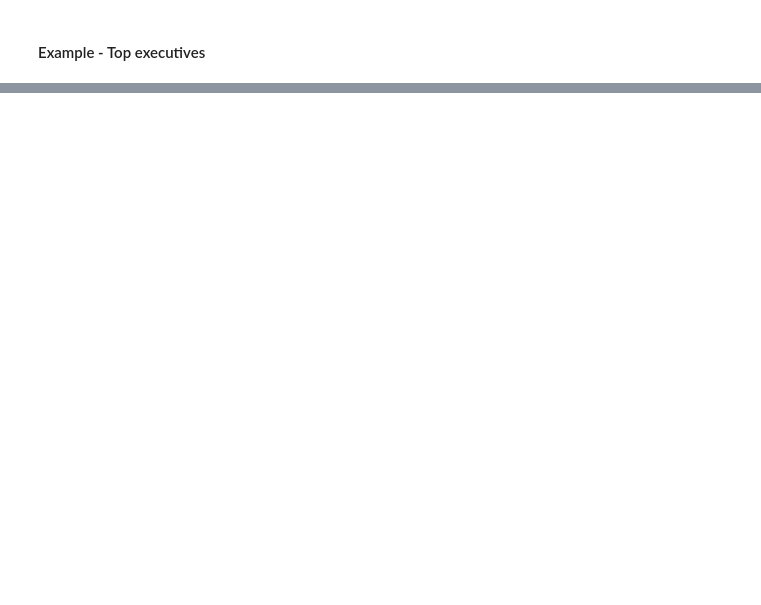
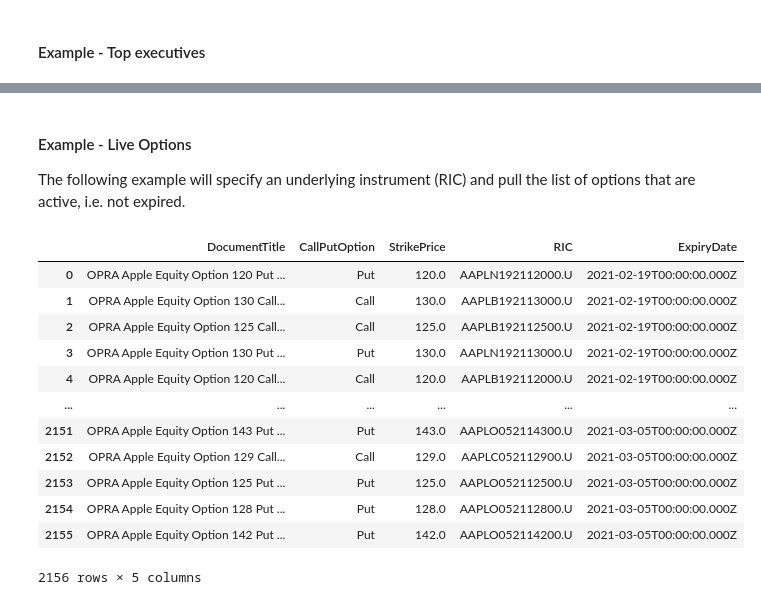
Before and after one commit to LSEG-API-Samples/Article.RDPLibrary.Python.Search, a Jupyter notebook: Search - Filter.ipynb, the cells around one changed output, grey strips where cells are left out. Drawn from its saved outputs; the diff is of its cells as text; code cells hidden in the pictures; blank space fills up the shorter version.

Commit message:
Added Option example.

```diff
--- a/Search - Filter.ipynb
+++ b/Search - Filter.ipynb
@@ -243,3 +243,39 @@ rdp.search(
 | 17 | Tencent Holdings Ltd | Huateng Ma | 0700.HK | Executive Chairman of the Board, ... | [Tencent Holdings Ltd, Tencent Te... |
 | 18 | Visa Inc | Al Francis Kelly | V | Chairman of the Board, Chief Exec... | [Visa Inc] |
 | 19 | Johnson & Johnson | Alex Gorsky | JNJ | Chairman of the Board, Chief Exec... | [Johnson & Johnson Services Inc, ... |
+# %% [markdown]
+#### Example - Live Options
+The following example will specify an underlying instrument (RIC) and pull the list of options that are active, i.e. not expired.
+# %%
+# Define our underlying
+underlying = "'AAPL.O'"
+
+# To search for our instrument, I'm utilizing the property: 'UnderlyingQuoteRIC'.  The property does not support an
+# exact match 'xeq', so we must use the partial match 'eq' to find all hits. Depending on the instrument you specify,
+# this may introduce additional hits.  For example, if you are using the underlying 'AAPL.O', search will also find a
+# hit on 'AAPL.OQ', for example. To protect against this, we can utilize a combination of the built-in functions,
+# 'startswith' and 'endwith' to perform our match.
+rdp.search(
+    view = rdp.SearchViews.EquityDerivativeQuotes,
+    filter = "AssetState eq 'AC' and \
+              startswith(UnderlyingQuoteRIC, " + underlying + ") and \
+              endswith(UnderlyingQuoteRIC," + underlying + ") and \
+              RCSAssetClass eq 'OPT' and IsChain eq false and \
+              ExpiryDate ge " + dt.datetime.today().strftime('%Y-%m-%d'),
+    select = "DocumentTitle, RIC, ExpiryDate, CallPutOption, StrikePrice",
+    top = 10000
+)
+# %% [output]
+|  | DocumentTitle | CallPutOption | StrikePrice | RIC | ExpiryDate |
+| 0 | OPRA Apple Equity Option 120 Put ... | Put | 120.0 | AAPLN192112000.U | 2021-02-19T00:00:00.000Z |
+| 1 | OPRA Apple Equity Option 130 Call... | Call | 130.0 | AAPLB192113000.U | 2021-02-19T00:00:00.000Z |
+| 2 | OPRA Apple Equity Option 125 Call... | Call | 125.0 | AAPLB192112500.U | 2021-02-19T00:00:00.000Z |
+| 3 | OPRA Apple Equity Option 130 Put ... | Put | 130.0 | AAPLN192113000.U | 2021-02-19T00:00:00.000Z |
+| 4 | OPRA Apple Equity Option 120 Call... | Call | 120.0 | AAPLB192112000.U | 2021-02-19T00:00:00.000Z |
+| ... | ... | ... | ... | ... | ... |
+| 2151 | OPRA Apple Equity Option 143 Put ... | Put | 143.0 | AAPLO052114300.U | 2021-03-05T00:00:00.000Z |
+| 2152 | OPRA Apple Equity Option 129 Call... | Call | 129.0 | AAPLC052112900.U | 2021-03-05T00:00:00.000Z |
+| 2153 | OPRA Apple Equity Option 125 Put ... | Put | 125.0 | AAPLO052112500.U | 2021-03-05T00:00:00.000Z |
+| 2154 | OPRA Apple Equity Option 128 Put ... | Put | 128.0 | AAPLO052112800.U | 2021-03-05T00:00:00.000Z |
+| 2155 | OPRA Apple Equity Option 142 Put ... | Put | 142.0 | AAPLO052114200.U | 2021-03-05T00:00:00.000Z |
+2156 rows × 5 columns
```
